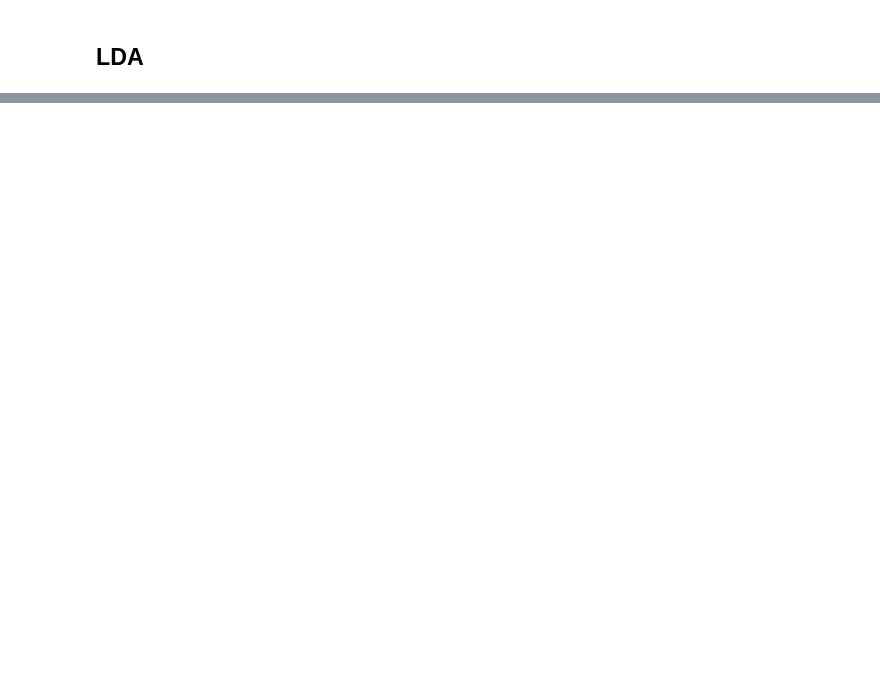
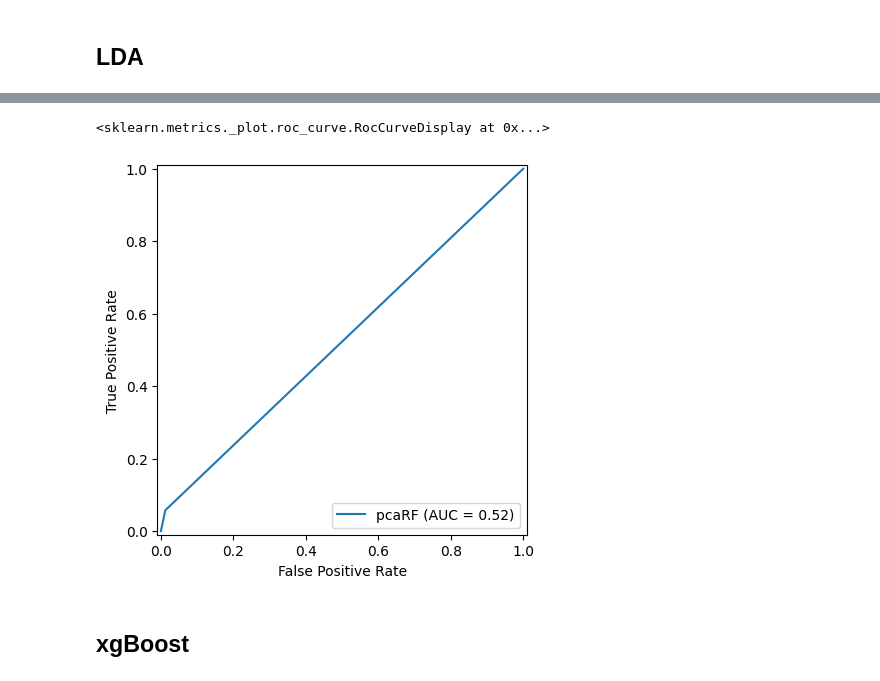
Before and after one commit to primula1323/Bigdata_Fintech, a Jupyter notebook: Lending_Club_Project/final_code/experiment1.ipynb, the cells around one changed output, grey strips where cells are left out. Saved outputs shown, nothing was run; the diff lists cells and outputs as text; code cells hidden in the pictures; blank space fills up the shorter version.

```diff
--- a/Lending_Club_Project/final_code/experiment1.ipynb
+++ b/Lending_Club_Project/final_code/experiment1.ipynb
@@ -136,0 +301,3 @@ weighted avg       0.76      0.80      0.72    226337
+# %%
+pcaRF = RandomForestClassifier(max_depth = 30, random_state = 30)
+pcaRF.fit(Xpca_train, ypca_train)
@@ -136,0 +306,4 @@ weighted avg       0.76      0.80      0.72    226337
+# %%
+pred = pcaRF.predict(Xpca_test)
+joblib.dump(pcaRF, 'pcaRF_1.pkl')
+print(classification_report(ypca_test, pred))
@@ -136,0 +319,10 @@ weighted avg       0.76      0.80      0.72    226337
+# %%
+fpr, tpr, thresholds = metrics.roc_curve(ypca_test, pred)
+roc_auc = metrics.auc(fpr, tpr)
+display = metrics.RocCurveDisplay(fpr = fpr, tpr = tpr, roc_auc = roc_auc, estimator_name='pcaRF')
+display.plot()
+# %% [output]
+<sklearn.metrics._plot.roc_curve.RocCurveDisplay at 0x...>
+[figure, added]
+# %% [markdown]
+## xgBoost
```
Also changed, not shown: parts of 37 cells of this notebook.
